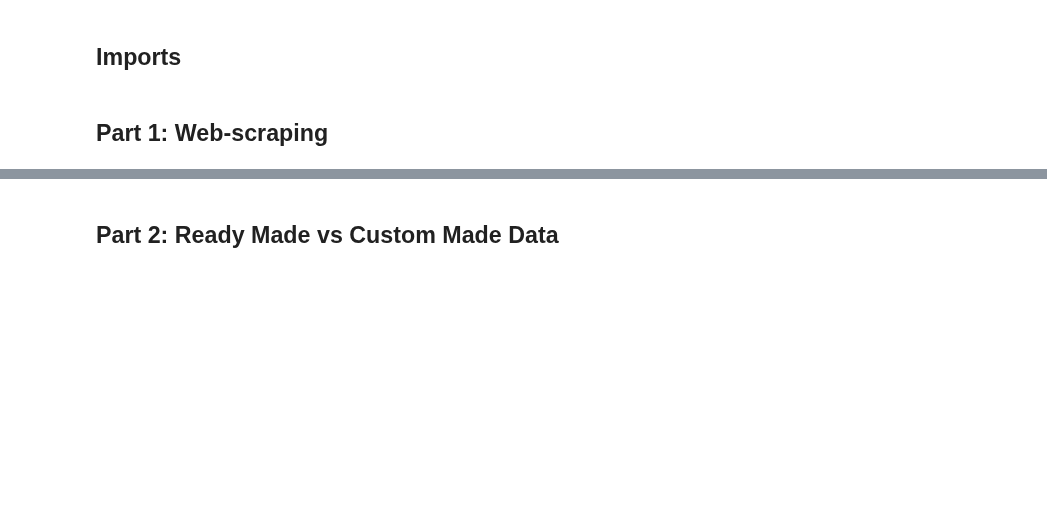
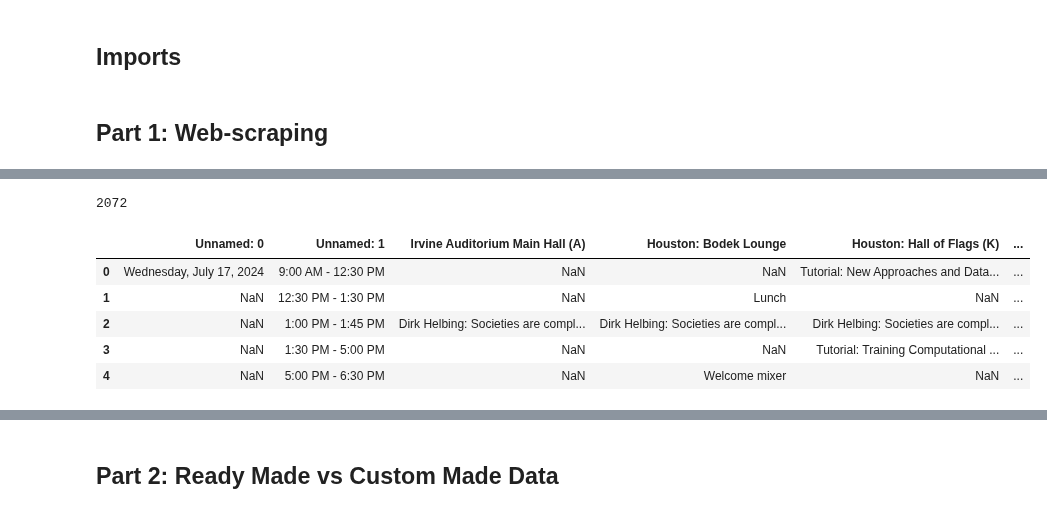
Before and after one commit to CarolineMortensen/Group_project_CSS, a Jupyter notebook: Assignment1_code.ipynb, the cells around one changed output, grey strips where cells are left out. Drawn from its saved outputs; the diff is of its cells as text; code cells hidden in the pictures; blank space fills up the shorter version.

```diff
--- a/Assignment1_code.ipynb
+++ b/Assignment1_code.ipynb
@@ -11,0 +180,16 @@ import time
+# %%
+IC2023 = set(table_names) | set(ind_names) | set(raw) | set(names)
+len(IC2023)
+# %% [output]
+2072
+# %%
+path = '/Users/carolinemortensen/Desktop/KID/6. Semester/CSS/IC2S2_2024_program_overview.xlsx - Sheet1.csv'
+program = pd.read_csv(path)
+program.head()
+# %% [output]
+|  | Unnamed: 0 | Unnamed: 1 | Irvine Auditorium Main Hall (A) | Houston: Bodek Lounge | Houston: Hall of Flags (K) | ... |
+| 0 | Wednesday, July 17, 2024 | 9:00 AM - 12:30 PM | NaN | NaN | Tutorial: New Approaches and Data... | ... |
+| 1 | NaN | 12:30 PM - 1:30 PM | NaN | Lunch | NaN | ... |
+| 2 | NaN | 1:00 PM - 1:45 PM | Dirk Helbing: Societies are compl... | Dirk Helbing: Societies are compl... | Dirk Helbing: Societies are compl... | ... |
+| 3 | NaN | 1:30 PM - 5:00 PM | NaN | NaN | Tutorial: Training Computational ... | ... |
+| 4 | NaN | 5:00 PM - 6:30 PM | NaN | Welcome mixer | NaN | ... |
```
Also changed, not shown: parts of 23 cells of this notebook.
